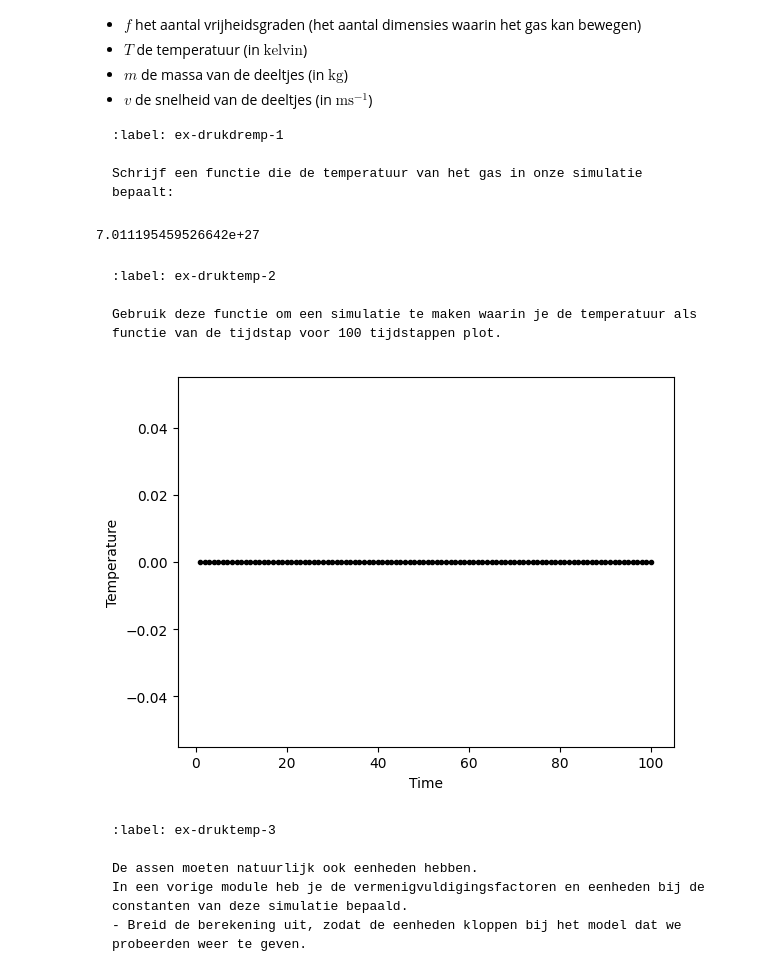
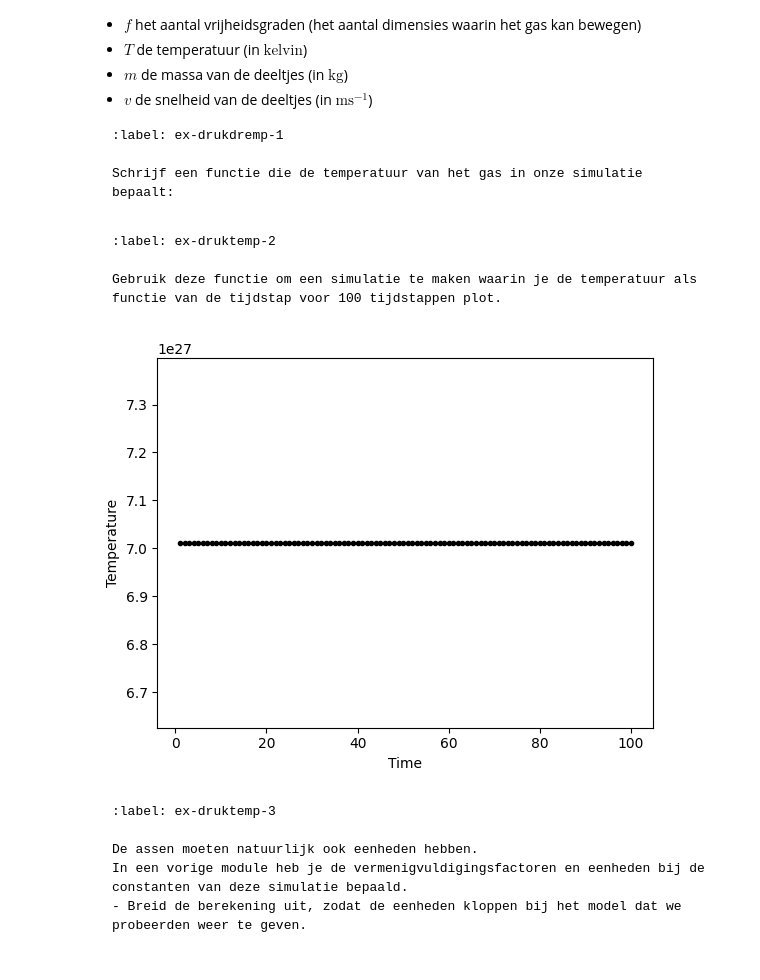
Before and after one commit to gltChboy/Thermo-groep-Bart-Ante, a Jupyter notebook: Content/PySim/5_druktemp.ipynb, the cells around one changed output. Saved outputs shown, nothing was run; the diff lists cells and outputs as text; code cells hidden in the pictures.

````diff
--- a/Content/PySim/5_druktemp.ipynb
+++ b/Content/PySim/5_druktemp.ipynb
@@ -37,10 +37,10 @@ import matplotlib.pyplot as plt
 from matplotlib.animation import FuncAnimation
 
 BOX_SIZE_0 = 10                # Hoogte en lengte startvolume
-N = 40                         # Aantal deeltjes
+N = 100                        # Aantal deeltjes
 V_0 = 440                      # Startsnelheid van deeltjes
 RADIUS =  3*10**(-9)           # Straal van moleculen
-DT = 0.01                       # Tijdstap om geen botsing te missen
+DT = 0.01                      # Tijdstap om geen botsing te missen
 
 #your code/answer
 # %% [markdown]
@@ -200,12 +200,13 @@ dimensies_sim = 2
 def Temp( m, v, f):
     return (0.5*m*v**2)/(boltzmann*(f/2))
 
-print(Temp(1, V_0, dimensies_sim))
+temp_array = ([])
+for p in particles:
+    temperatuur = Temp(1, np.sqrt(p.v[0]**2+p.v[1]**2), dimensies_sim)
+    temp_array = np.append(temperatuur, temp_array)
 
 #your code/answer
  #   return temp
-# %% [output]
-7.011195459526642e+27
 # %% [markdown]
 ```{exercise} Temperatuurplot
 :label: ex-druktemp-2
@@ -215,25 +216,26 @@ Gebruik deze functie om een simulatie te maken waarin je de temperatuur als func
 # %%
 # ruimte voor uitwerking
 
 particles = []
 temperatures = np.zeros(100, dtype=float)
 times = np.linspace(1, 100, 100)
 create_particles(particles)
 for i in range(100):
     take_time_step(particles)
     # vastleggen van temperatuur per tijdstap
 
+
 #your code/answer
 
 plt.figure()
 plt.xlabel('Time')
 plt.ylabel('Temperature')
 # plotten van tijd tegen temperatuur
 #your code/answer
-plt.plot(times, temperatures, 'k.')
+plt.plot(times, temp_array, 'k.')
 plt.show()
 # %% [output]
-[figure, old version]
+[figure, new version]
 # %% [markdown]
 ```{exercise}
 :label: ex-druktemp-3
````
Also changed, not shown: parts of 3 cells of this notebook.
